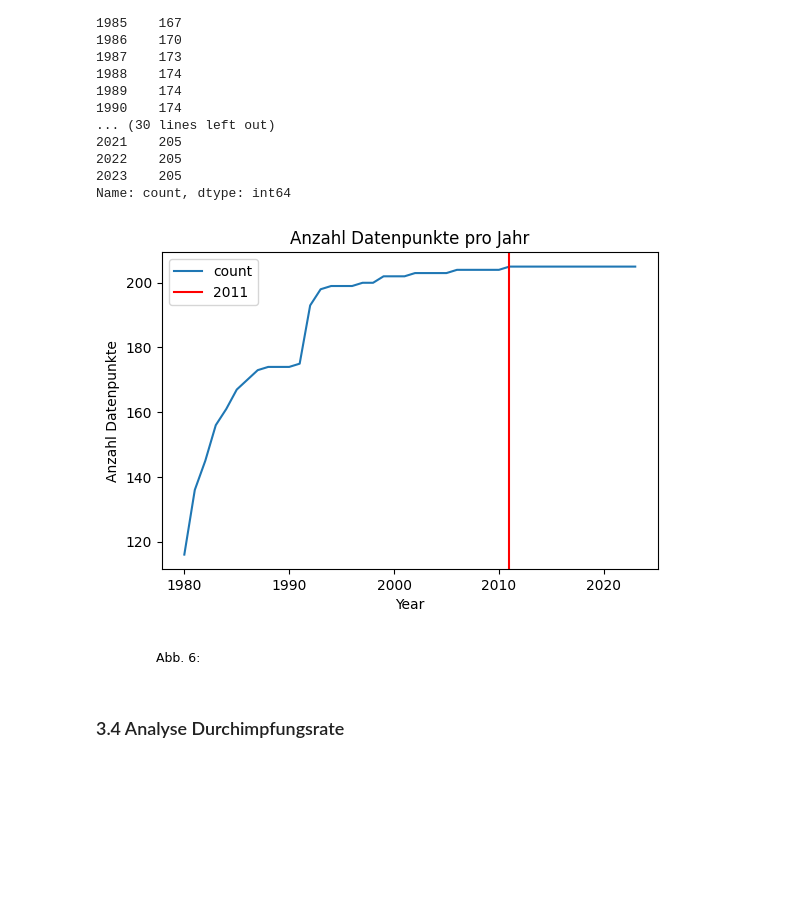
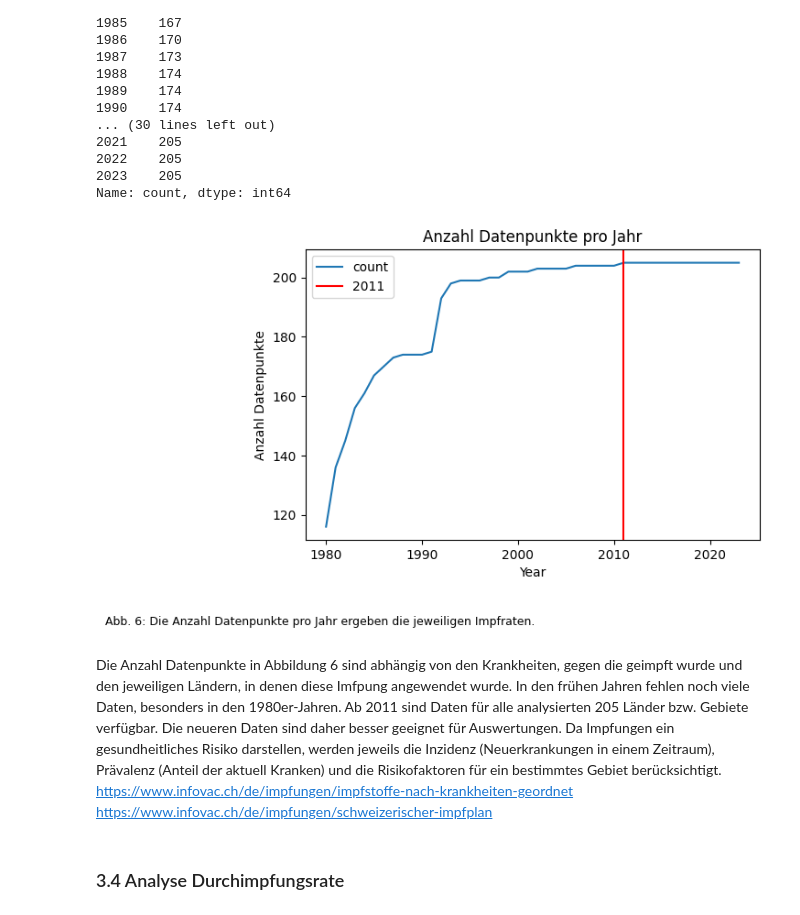
Before and after one commit to gandlea/LN-2-HS2025, a Jupyter notebook: Leistungsnachweis.ipynb, the cells around one changed output. Drawn from its saved outputs; the diff is of its cells as text; code cells hidden in the pictures; blank space fills up the shorter version.

```diff
--- a/Leistungsnachweis.ipynb
+++ b/Leistungsnachweis.ipynb
@@ -544,20 +557,24 @@ Name: count, dtype: int64
 # %%
 g = (rename_df["Year"].value_counts()
      .sort_index()
      .plot(ylabel="Anzahl Datenpunkte", title="Anzahl Datenpunkte pro Jahr"))
 
 g.axvline(x=2011, color="red", label="2011")
 g.legend()
 
-caption = "Abb. 6:"
+caption = "Abb. 6: Die Anzahl Datenpunkte pro Jahr ergeben die jeweiligen Impfraten."
 
 fig = g.figure
 fig.subplots_adjust(bottom=0.22)  # unten Platz schaffen
 fig.text(0.15, 0.02, textwrap.fill(caption, 110),
          ha="center", va="bottom", fontsize=9)
 
 plt.show()
 # %% [output]
-[figure, old version]
+[figure, new version]
+# %% [markdown]
+Die Anzahl Datenpunkte in Abbildung 6 sind abhängig von den Krankheiten, gegen die geimpft wurde und den jeweiligen Ländern, in denen diese Imfpung angewendet wurde. In den frühen Jahren fehlen noch viele Daten, besonders in den 1980er-Jahren. Ab 2011 sind Daten für alle analysierten 205 Länder bzw. Gebiete verfügbar. Die neueren Daten sind daher besser geeignet für Auswertungen. Da Impfungen ein gesundheitliches Risiko darstellen, werden jeweils die Inzidenz (Neuerkrankungen in einem Zeitraum), Prävalenz (Anteil der aktuell Kranken) und die Risikofaktoren für ein bestimmtes Gebiet berücksichtigt.
+https://www.infovac.ch/de/impfungen/impfstoffe-nach-krankheiten-geordnet
+https://www.infovac.ch/de/impfungen/schweizerischer-impfplan
 # %% [markdown]
 ### 3.4 Analyse Durchimpfungsrate
```
Also changed, not shown: parts of 20 cells of this notebook, 1 other file.
